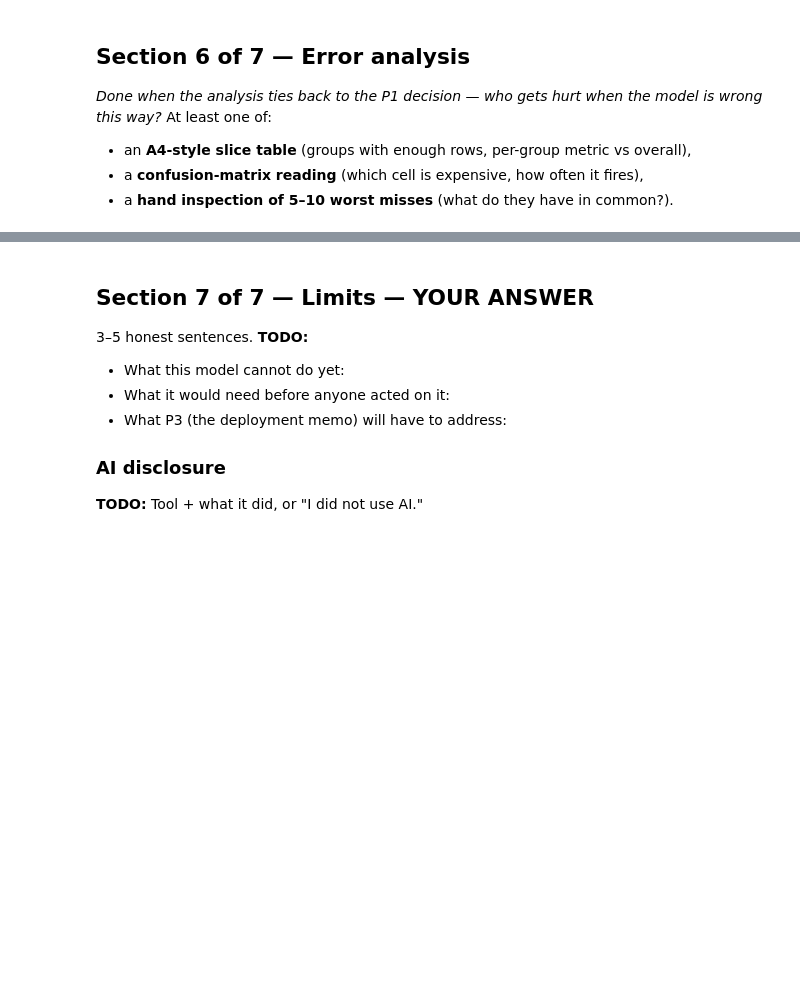
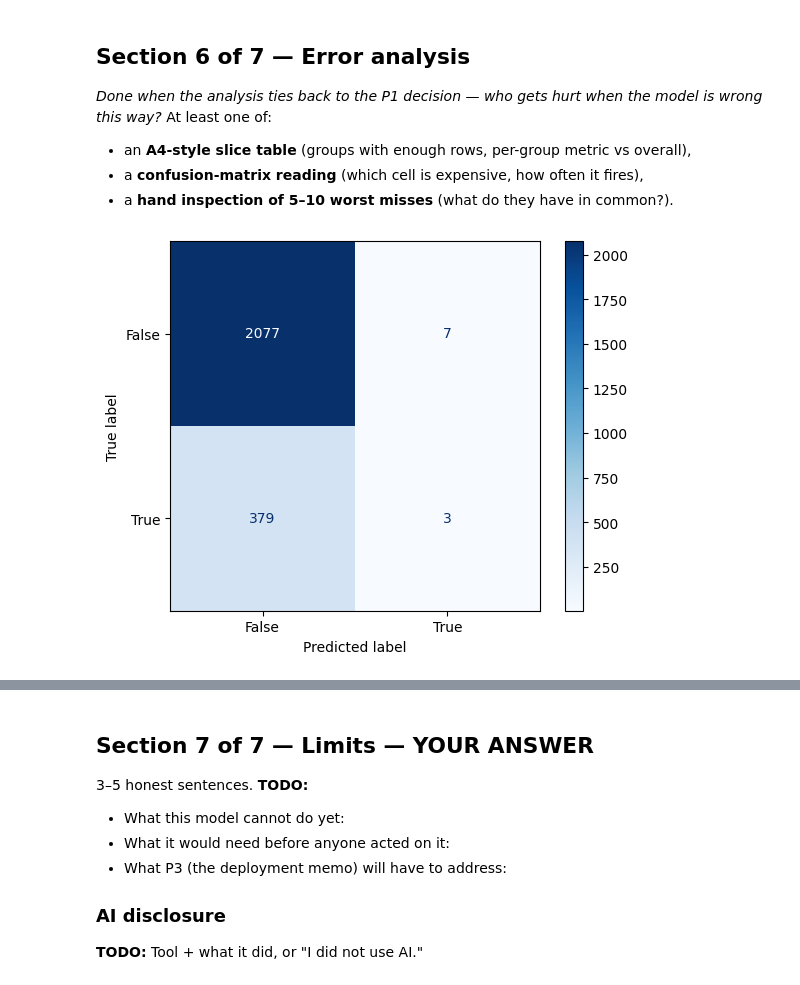
Before and after one commit to Mariah4star/CS6470, a Jupyter notebook: CS6470_P2_Foerster_Mariah.ipynb, the cells around one changed output, grey strips where cells are left out. Drawn from its saved outputs; the diff is of its cells as text; code cells hidden in the pictures; blank space fills up the shorter version.

Commit message:
Confusion Matrix and table

```diff
--- a/CS6470_P2_Foerster_Mariah.ipynb
+++ b/CS6470_P2_Foerster_Mariah.ipynb
@@ -175,5 +176,7 @@ pd.DataFrame({
 - a **hand inspection of 5–10 worst misses** (what do they have in common?).
 # %%
 # YOUR CODE — Section 6: slice table / confusion reading / worst-miss inspection.
-
-raise NotImplementedError("Section 6: delete this line and write your code")
+ConfusionMatrixDisplay.from_estimator(logreg, X_test, y_test["Revenue"], display_labels=[False, True], cmap=plt.cm.Blues)
+plt.show()
+# %% [output]
+[figure, added]
```
Also changed, not shown: parts of 2 cells of this notebook.
